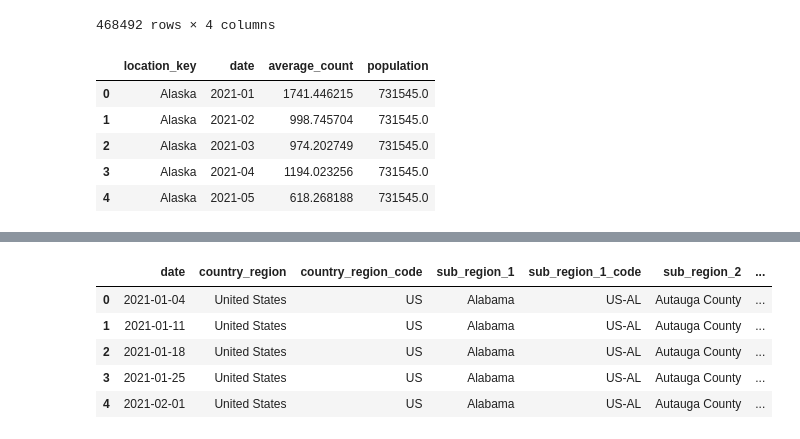
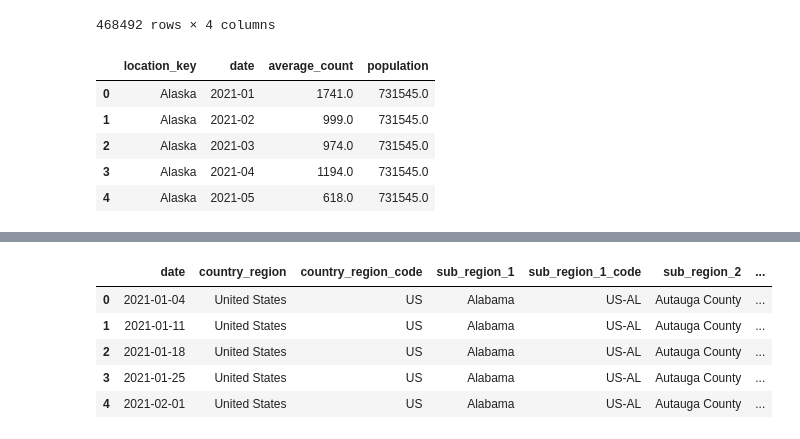
Before and after one commit to eunjeongc/covcast, a Jupyter notebook: Linear Regression.ipynb, the cells around one changed output, grey strips where cells are left out. Saved outputs shown, nothing was run; the diff lists cells and outputs as text; code cells hidden in the pictures.

Commit message:
rounded values for population

```diff
--- a/Linear Regression.ipynb
+++ b/Linear Regression.ipynb
@@ -71,6 +71,9 @@ display(df_1)
 # Take the average population of each state per month
 cases_per_state = df_1.groupby(['location_key', 'date']).agg({'truth_value': 'mean', 'population': 'mean'}).reset_index()
 cases_per_state = cases_per_state.rename(columns={'truth_value': 'average_count'})
+
+#round the number of average count
+cases_per_state['average_count'] = cases_per_state['average_count'].round()
 
 state_mapping = {
     'US_AL': 'Alabama',
@@ -102,38 +105,38 @@ state_mapping = {
     'US_NE': 'Nebraska',
     'US_NV': 'Nevada',
     'US_NH': 'New Hampshire',
     'US_NJ': 'New Jersey',
     'US_NM': 'New Mexico',
     'US_NY': 'New York',
     'US_NC': 'North Carolina',
     'US_ND': 'North Dakota',
     'US_OH': 'Ohio',
     'US_OK': 'Oklahoma',
     'US_OR': 'Oregon',
     'US_PA': 'Pennsylvania',
     'US_RI': 'Rhode Island',
     'US_SC': 'South Carolina',
     'US_SD': 'South Dakota',
     'US_TN': 'Tennessee',
     'US_TX': 'Texas',
     'US_UT': 'Utah',
     'US_VT': 'Vermont',
     'US_VA': 'Virginia',
     'US_WA': 'Washington',
     'US_WV': 'West Virginia',
     'US_WI': 'Wisconsin',
     'US_WY': 'Wyoming'
 }
 cases_per_state['location_key'] = cases_per_state['location_key'].map(state_mapping)
 cases_per_state.dropna(inplace=True)
 display(cases_per_state.head())
 # %% [output]
 |  | location_key | date | average_count | population |
-| 0 | Alaska | 2021-01 | 1741.446215 | 731545.0 |
-| 1 | Alaska | 2021-02 | 998.745704 | 731545.0 |
-| 2 | Alaska | 2021-03 | 974.202749 | 731545.0 |
-| 3 | Alaska | 2021-04 | 1194.023256 | 731545.0 |
-| 4 | Alaska | 2021-05 | 618.268188 | 731545.0 |
+| 0 | Alaska | 2021-01 | 1741.0 | 731545.0 |
+| 1 | Alaska | 2021-02 | 999.0 | 731545.0 |
+| 2 | Alaska | 2021-03 | 974.0 | 731545.0 |
+| 3 | Alaska | 2021-04 | 1194.0 | 731545.0 |
+| 4 | Alaska | 2021-05 | 618.0 | 731545.0 |
 # %%
 index_df = pd.read_csv('index.csv')
 display(index_df.head())
```
Also changed, not shown: parts of 8 cells of this notebook.
